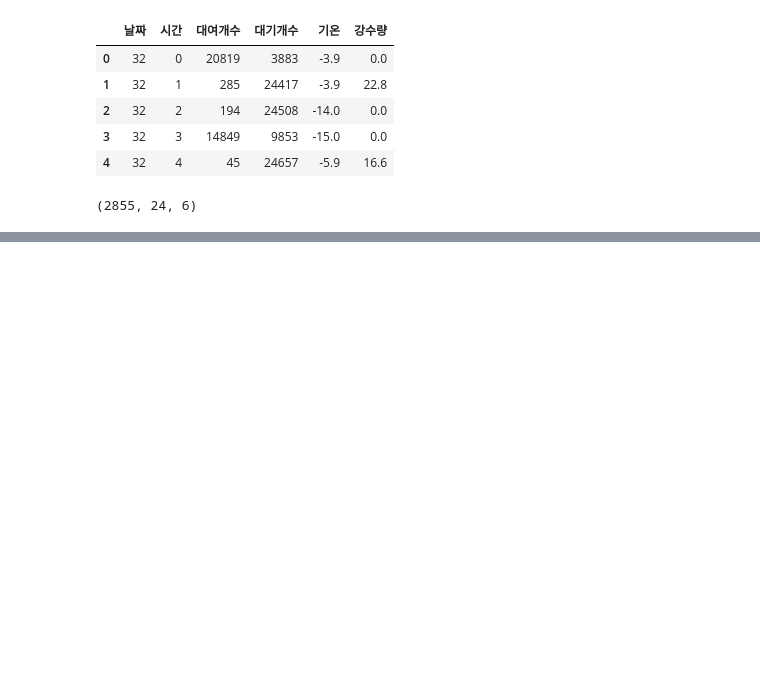
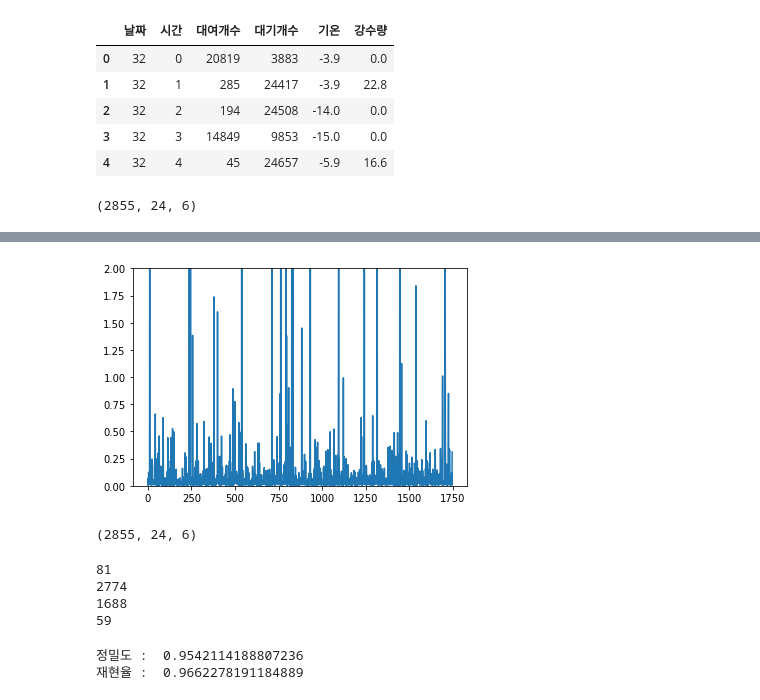
Before and after one commit to woojh3690/LSTMAE, a Jupyter notebook: lstm_ae.ipynb, the cells around one changed output, grey strips where cells are left out. Cells and saved outputs as stored; diff of their text form; code cells hidden in the pictures; blank space fills up the shorter version.

```diff
--- a/lstm_ae.ipynb
+++ b/lstm_ae.ipynb
@@ -167,7 +197,8 @@ plt.show()
 # %%
-predict_false = lstm_ae.predict(x_valid)
-mse = np.mean(np.power(flatten(x_valid) - flatten(predict_false), 2), axis=1)
+predict_valid = lstm_ae.predict(x_valid)
+mse_valid = np.mean(np.power(flatten(x_valid) - flatten(predict_valid), 2), axis=1)
 
-plt.plot(np.linspace(0, len(mse)-1, len(mse)), mse)
+plt.plot(np.linspace(0, len(mse_valid)-1, len(mse_valid)), mse_valid)
 plt.ylim([0, 2])
 plt.show()
+# %% [output]
@@ -173,0 +206,29 @@ plt.show()
+[figure, added]
+# %%
+# 특정 mse 기준으로 어떻게 데이터가 나뉘는지 확인
+threshold_mse = 0.4
+
+print(predict_false.shape)
+# %% [output]
+(2855, 24, 6)
+# %%
+false_but_true = x_scale_false[mse_false <= threshold_mse].shape[0]
+false_but_false = x_scale_false[mse_false > threshold_mse].shape[0]
+true_but_true = x_valid[mse_valid <= threshold_mse].shape[0]
+true_but_false = x_valid[mse_valid > threshold_mse].shape[0]
+print(false_but_true)
+print(false_but_false)
+print(true_but_true)
+print(true_but_false)
+# %% [output]
+81
+2774
+1688
+59
+# %%
+# 정밀도&재현율 계산
+print("정밀도 : ", true_but_true/(true_but_true + false_but_true))
+print("재현율 : ", true_but_true/(true_but_true + true_but_false))
+# %% [output]
+정밀도 :  0.9542114188807236
+재현율 :  0.9662278191184889
```
Also changed, not shown: parts of 14 cells of this notebook.
